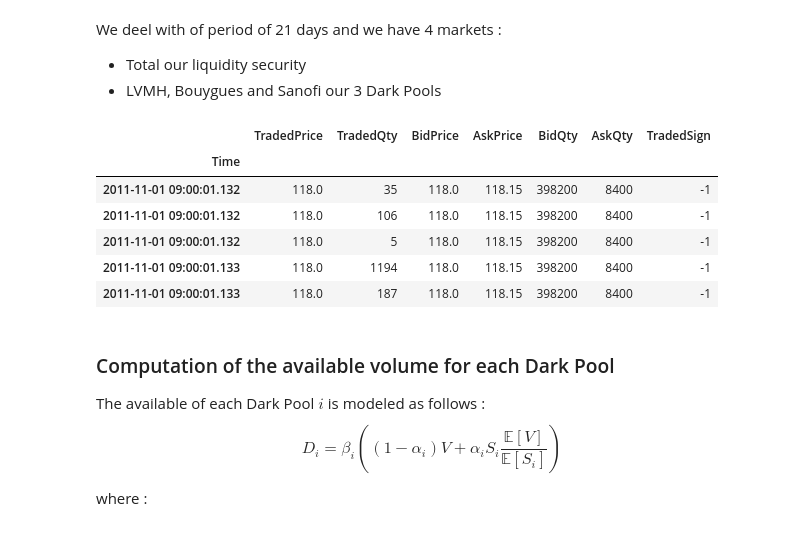
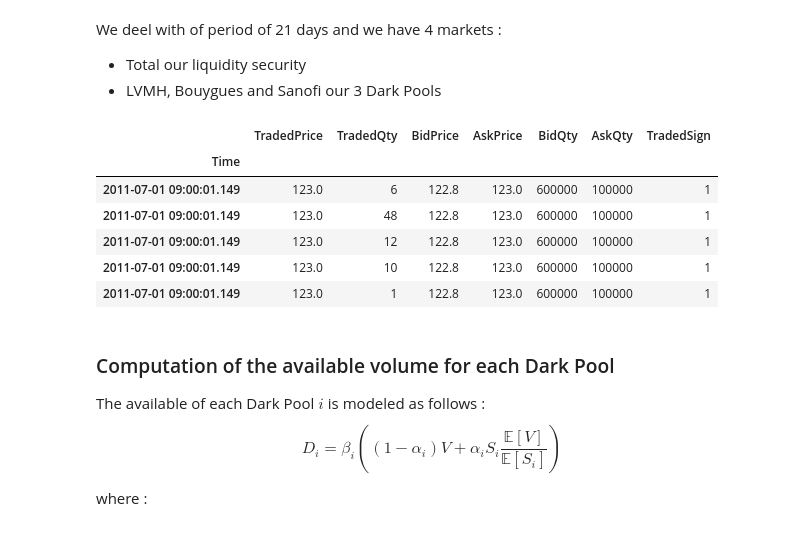
Before and after one commit to hedsto/optimal-strategies-trading, a Jupyter notebook: Optimal_split_of_orders_across_liquidity_pools.ipynb, the cells around one changed output. Cells and saved outputs as stored; diff of their text form; code cells hidden in the pictures.

```diff
--- a/Optimal_split_of_orders_across_liquidity_pools.ipynb
+++ b/Optimal_split_of_orders_across_liquidity_pools.ipynb
@@ -80,30 +80,30 @@ We deel with of period of 21 days and we have 4 markets :
 - Total our liquidity security
 - LVMH, Bouygues and Sanofi our 3 Dark Pools
 # %%
-start_date = "2011-11-01"
-end_date = "2011-11-30"
+start_date = "2011-07-01"
+end_date = "2011-07-31"
 
 data_folder = "StockData/"
 files = os.listdir(data_folder)
 DATAS = {}
 for f in files:
     name_company = f.replace(".h5","").lower()
     DATAS[name_company] = pd.read_hdf(data_folder+f)
     DATAS[name_company] = DATAS[name_company][(DATAS[name_company].index > pd.to_datetime(start_date))
                                                & (DATAS[name_company].index < pd.to_datetime(end_date))]
     # DATAS[name_company] = DATAS[name_company].fillna(0)
 
 liquidity_security = 'lvmh'
-dark_pools = ['bouygues', 'total', 'sanofi']
+dark_pools = ['bouygues', 'sanofi', 'total']
 DATAS[liquidity_security].head()
 # %% [output]
 |  | TradedPrice | TradedQty | BidPrice | AskPrice | BidQty | AskQty | TradedSign |
 | Time |  |  |  |  |  |  |  |
-| 2011-11-01 09:00:01.132 | 118.0 | 35 | 118.0 | 118.15 | 398200 | 8400 | -1 |
-| 2011-11-01 09:00:01.132 | 118.0 | 106 | 118.0 | 118.15 | 398200 | 8400 | -1 |
-| 2011-11-01 09:00:01.132 | 118.0 | 5 | 118.0 | 118.15 | 398200 | 8400 | -1 |
-| 2011-11-01 09:00:01.133 | 118.0 | 1194 | 118.0 | 118.15 | 398200 | 8400 | -1 |
-| 2011-11-01 09:00:01.133 | 118.0 | 187 | 118.0 | 118.15 | 398200 | 8400 | -1 |
+| 2011-07-01 09:00:01.149 | 123.0 | 6 | 122.8 | 123.0 | 600000 | 100000 | 1 |
+| 2011-07-01 09:00:01.149 | 123.0 | 48 | 122.8 | 123.0 | 600000 | 100000 | 1 |
+| 2011-07-01 09:00:01.149 | 123.0 | 12 | 122.8 | 123.0 | 600000 | 100000 | 1 |
+| 2011-07-01 09:00:01.149 | 123.0 | 10 | 122.8 | 123.0 | 600000 | 100000 | 1 |
+| 2011-07-01 09:00:01.149 | 123.0 | 1 | 122.8 | 123.0 | 600000 | 100000 | 1 |
 # %% [markdown]
 ### Computation of the available volume for each Dark Pool
 
```
Also changed, not shown: parts of 12 cells of this notebook.
